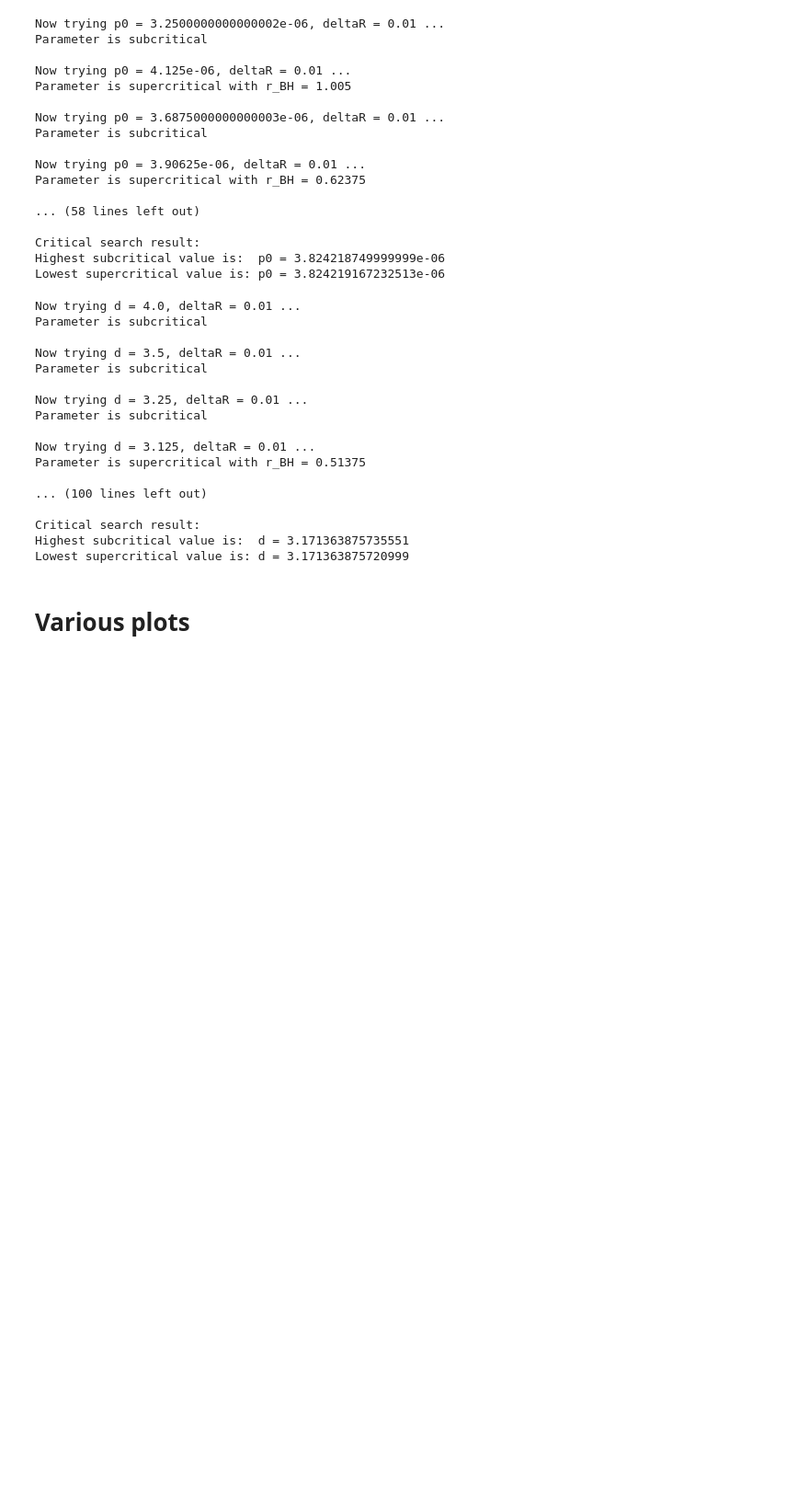
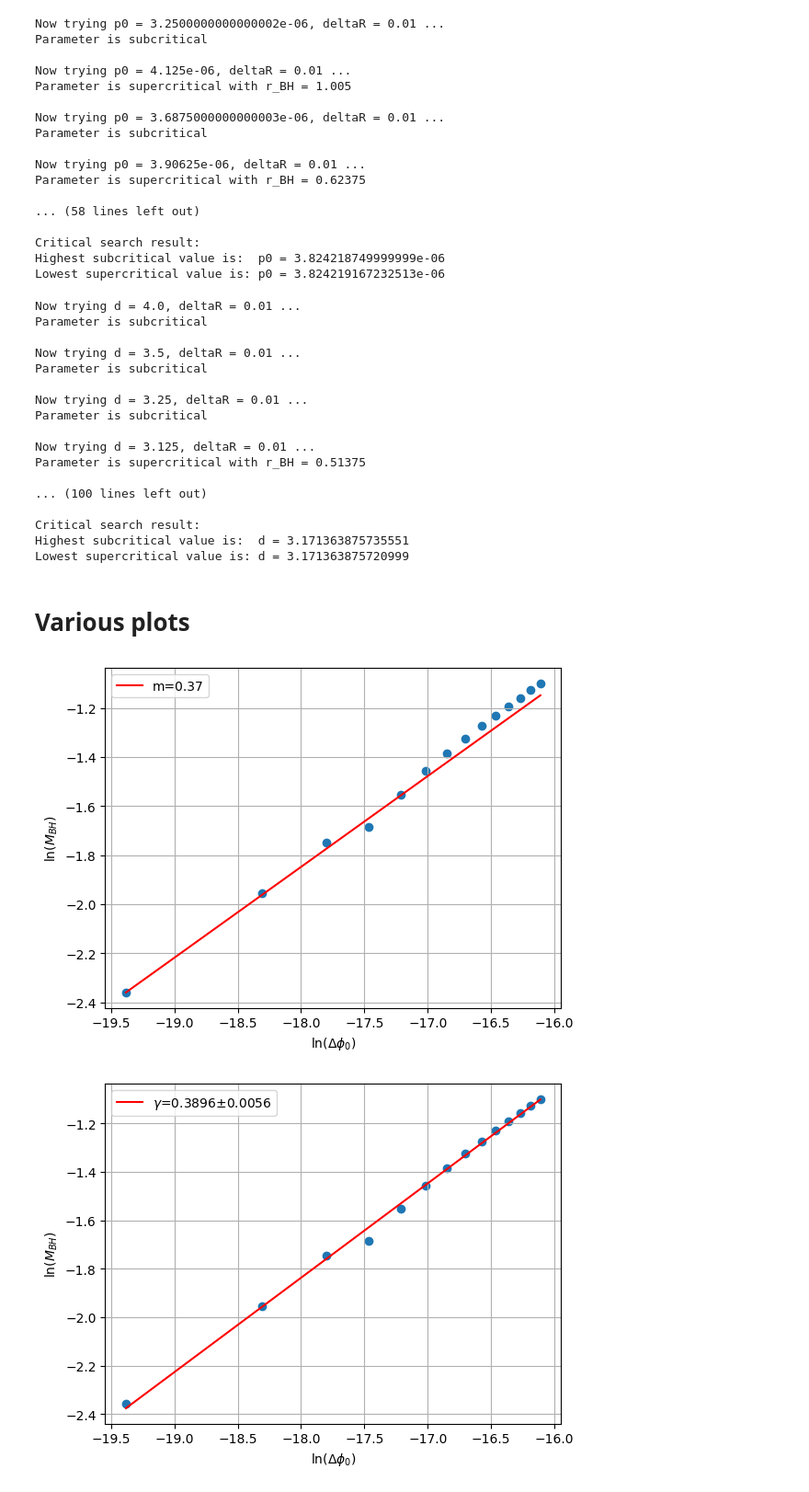
Before and after one commit to OtroBenja/Critical-collapse, a Jupyter notebook: plot.ipynb, the cells around one changed output. Shown at 92% size. Saved outputs shown, nothing was run; the diff lists cells and outputs as text; code cells hidden in the pictures; blank space fills up the shorter version.

```diff
--- a/plot.ipynb
+++ b/plot.ipynb
@@ -1605,7 +1605,7 @@ Lowest supercritical value is: d = 3.171363875720999
 # %% [markdown]
 # Various plots
 # %%
-critical_p0 = 1.9154831466382175e-06
+critical_p0 = 3.8242189585e-06
 critical_radius = 0.078
 critical_mass = 0.03925
 
@@ -1620,57 +1620,58 @@ folder_files.sort(key=getmtime)
 
 results_df = pd.DataFrame(columns=['Radius','Mass','phi0'])
 for i, file in enumerate(folder_files):
-    with open('Mass'+file[6:]) as f:
-        mass0 = float(f.readline().split(',')[0])
     #Get parameters from the simulation
     BHradius = read_params(file)['BH radius']
     BHmass = read_params(file)['BH mass']
     phi0 = read_params(file)['p0']
     #Add values to the dataframe
-    new_row = pd.DataFrame([[BHradius,BHmass,phi0,mass0]],columns=['BHRadius','BHMass','phi0','Mass0'])
+    new_row = pd.DataFrame([[BHradius,BHmass,phi0]],columns=['BHRadius','BHMass','phi0'])
     results_df = pd.concat((results_df,new_row),ignore_index=True)
 #Plot log(delta r0) vs log(delta phi0)
 mass = results_df['BHMass'].values
-mass_frac = results_df['BHMass'].values/results_df['Mass0'].values
+#mass_frac = results_df['BHMass'].values/results_df['Mass0'].values
 radius = results_df['BHRadius'].values
 dphi = results_df['phi0'].values-critical_p0
 log_dr   = np.log(results_df['BHRadius'].values-critical_radius)
 log_dphi = np.log(dphi)
 log_mass = np.log(mass)
 
-plt.scatter(dphi,mass_frac)
-plt.ylabel('$M_{BH}/M_{Total}$')
-plt.xlabel('$\Delta \phi_0$')
-plt.grid()
-plt.show()
+#plt.scatter(dphi,mass_frac)
+#plt.ylabel('$M_{BH}/M_{Total}$')
+#plt.xlabel('$\Delta \phi_0$')
+#plt.grid()
+#plt.show()
 
 plt.scatter(log_dphi,log_mass)
 plt.ylabel('ln($M_{BH}$)')
 plt.xlabel('ln($\Delta \phi_0$)')
 logM0 = min(log_mass)
 logdphi_i = min(log_dphi)
 logdphi_f = max(log_dphi)
 plt.plot((logdphi_i,logdphi_f),(logM0,logM0+0.37*(logdphi_f-logdphi_i)),'-r',label='m=0.37')
 plt.legend()
 plt.grid()
 plt.show()
 
 plt.scatter(log_dphi,log_mass)
 plt.ylabel('ln($M_{BH}$)')
 plt.xlabel('ln($\Delta \phi_0$)')
 logM0 = min(log_mass)
 logdphi_i = min(log_dphi)
 logdphi_f = max(log_dphi)
 fit = linregress(log_dphi,log_mass)
-plt.plot((logdphi_i,logdphi_f),(fit.intercept+fit.slope*(logdphi_i),fit.intercept+fit.slope*(logdphi_f)),'-r',label=f'$\gamma$={fit.slope:.4}$\pm${fit.stderr:.4}')
+plt.plot((logdphi_i,logdphi_f),(fit.intercept+fit.slope*(logdphi_i),fit.intercept+fit.slope*(logdphi_f)),'-r',label=f'$\gamma$={fit.slope:.4}$\pm${fit.stderr:.2}')
 plt.legend()
 plt.grid()
 plt.show()
 
 plt.scatter(mass,radius)
 plt.ylabel('BH radius')
 plt.xlabel('BH Mass')
 plt.plot((0,mass[-1]),(0,2*mass[-1]),'-r',label='m=2')
 plt.legend()
 plt.grid()
 plt.show()
+# %% [output]
+[figure, added]
+[figure, added]
```
Also changed, not shown: parts of 2 cells of this notebook.
